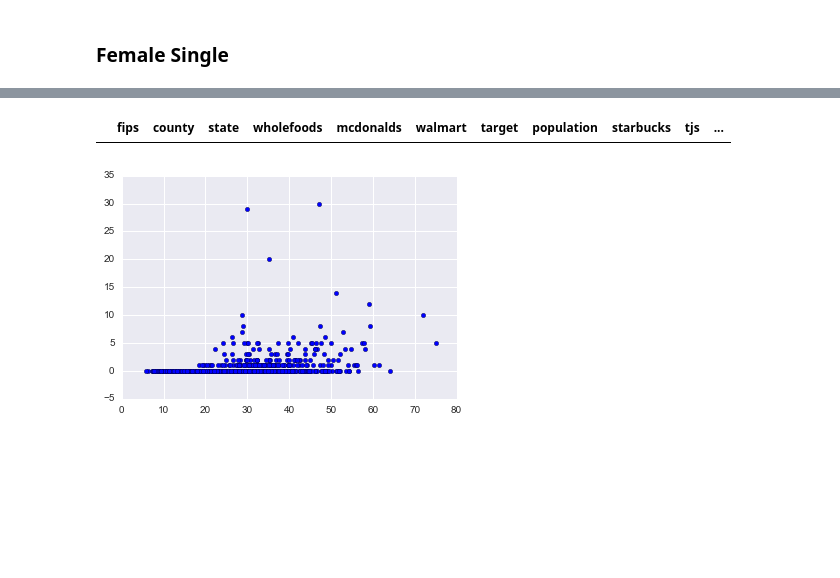
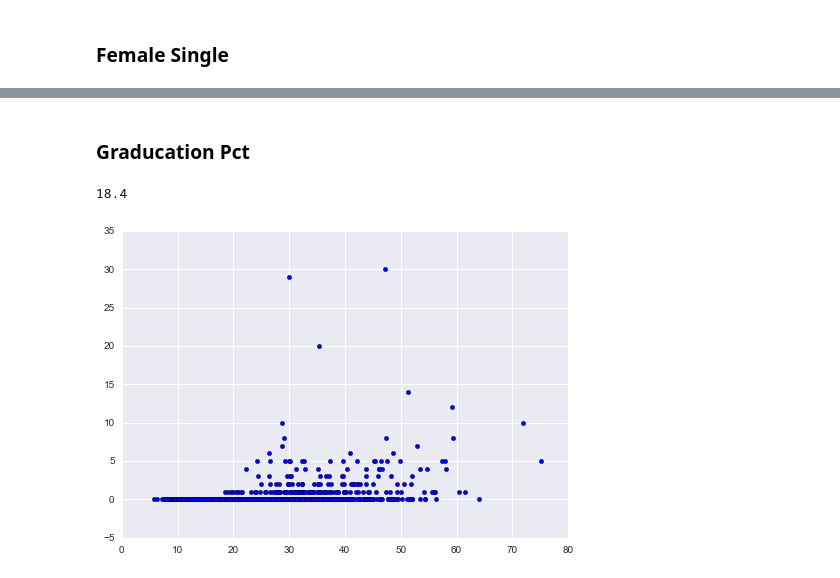
Before and after one commit to kwartler/WholeFoods, a Jupyter notebook: Analysis.ipynb, the cells around one changed output, grey strips where cells are left out. Saved outputs shown, nothing was run; the diff lists cells and outputs as text; code cells hidden in the pictures; blank space fills up the shorter version.

```diff
--- a/Analysis.ipynb
+++ b/Analysis.ipynb
@@ -319,7 +320,7 @@ csvdf.columns = [u'fips', u'county', u'state', u'wholefoods', u'mcdonalds', u'wa
 # %%
 csvdf.to_csv('WebApp/COUNTYDATA.csv', index = False)
 # %%
-csvdf = pd.read_csv('COUNTYDATA.csv', dtype = {'fips':'str'})
+csvdf = pd.read_csv('WebApp/COUNTYDATA.csv', dtype = {'fips':'str'})
 # %% [markdown]
 ## Analyze
 
@@ -424,7 +516,11 @@ csvdf[wf_mask].Female_Single.mean()
+# %% [markdown]
+### Graducation Pct
 # %%
 grad_mask = (csvdf.Graduated_College_pct>=35)
 plt.scatter(csvdf.Graduated_College_pct, csvdf.wholefoods)
-csvdf[grad_mask & neg_mask & fsing_mask]
+
+# Median College Grad Pct in America is 18%...
+print csvdf.Graduated_College_pct.median()
 # %% [output]
-|  | fips | county | state | wholefoods | mcdonalds | walmart | target | population | starbucks | tjs | ... |
+18.4
-[figure, old version]
+[figure, new version]
```
Also changed, not shown: parts of 27 cells of this notebook, 1 other file.
